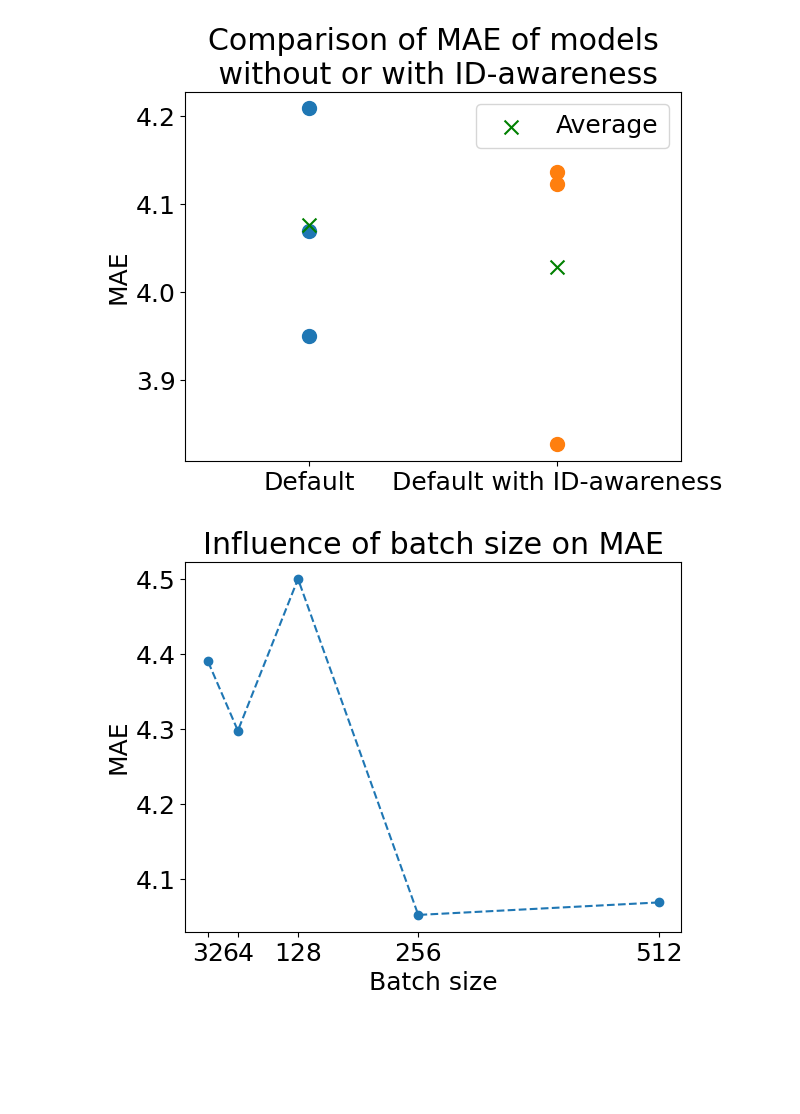
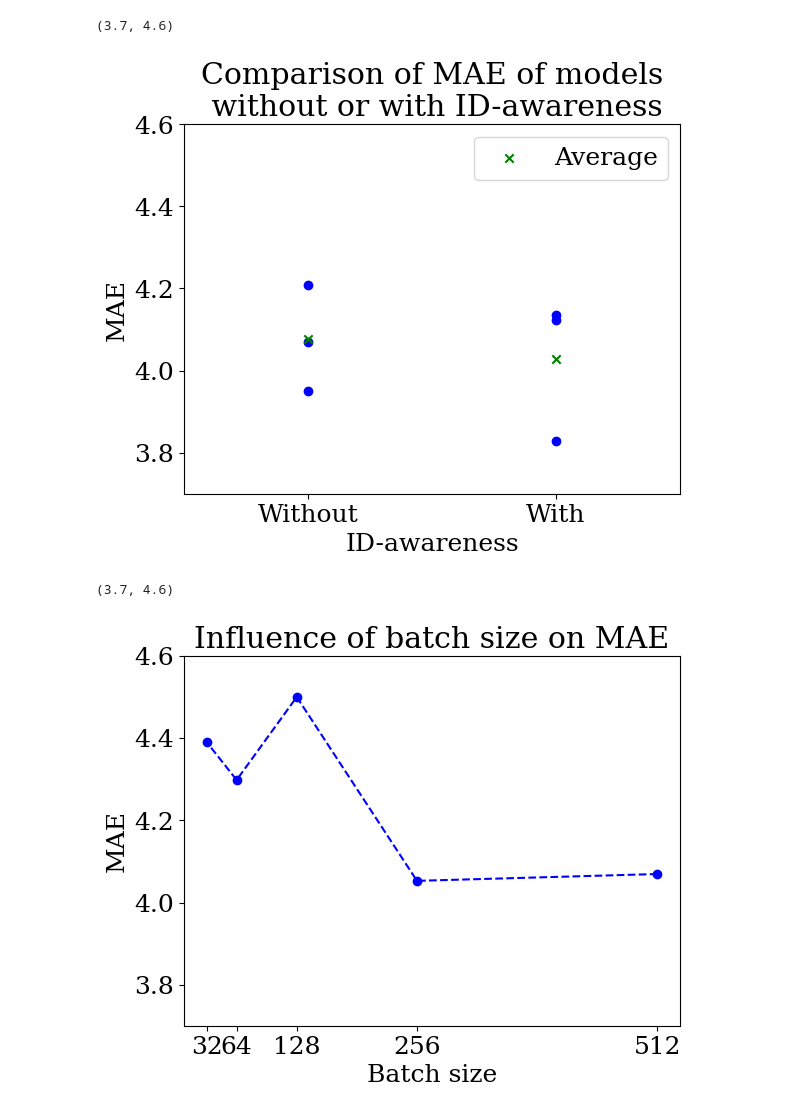
Before and after one commit to elgroselj/machine_learning_on_graphs, a Jupyter notebook: present.ipynb, the cells around one changed output. Saved outputs shown, nothing was run; the diff lists cells and outputs as text; code cells hidden in the pictures; blank space fills up the shorter version.

```diff
--- a/present.ipynb
+++ b/present.ipynb
@@ -1,33 +1,38 @@
 # %%
 import matplotlib.pyplot as plt
+plt.rcParams.update({'font.size': 18, "font.family": "serif"})
 # %%
-plt.rcParams.update({'font.size': 18})
+
 
 default_errors = [3.95006284157435, 4.06939767423429, 4.20824378766511]
 id_awareness_errors = [4.1224047058507, 4.13595043680124, 3.82736308382268]
 
-plt.scatter([1]*len(default_errors), default_errors,s=100)
-plt.scatter([2]*len(id_awareness_errors), id_awareness_errors,s=100)
 
-plt.scatter([1,2], [sum(default_errors)/len(default_errors),sum(id_awareness_errors)/len(id_awareness_errors)], color="green", marker="x",s=100,label="Average")
+plt.scatter([1]*len(default_errors), default_errors, color="blue")
+plt.scatter([2]*len(id_awareness_errors), id_awareness_errors, color="blue")
+
+plt.scatter([1,2], [sum(default_errors)/len(default_errors),sum(id_awareness_errors)/len(id_awareness_errors)], color="green", marker="x",label="Average")
 
 plt.title("Comparison of MAE of models\n without or with ID-awareness")
 plt.ylabel("MAE")
-plt.xticks([1, 2], ["Default", "Default with ID-awareness"])
+plt.xticks([1, 2], ["Without", "With"])
+plt.xlabel("ID-awareness")
 
 plt.legend()
 
 plt.xlim(0.5, 2.5)
+plt.ylim(3.7, 4.6)
 
 # plt.savefig("id_awareness_comparison.png")
 # %% [output]
+(3.7, 4.6)
-[figure, old version]
+[figure, new version]
 # %%
 errors = [4.06939767423429, 4.05275434828641, 4.50049935232129, 4.29826683345593,4.39102087250927]
 batch_sizes = [512,256,128,64,32]
 #4.06939767423429, 4.20824378766511
 
-plt.plot(batch_sizes, errors, "--o")
+plt.plot(batch_sizes, errors, "--o", color = "blue")
 
 
 plt.title("Influence of batch size on MAE")
@@ -35,13 +40,15 @@ plt.ylabel("MAE")
 plt.xlabel("Batch size")
 # plt.xticks([1, 2], ["Default", "Default with ID-awareness"])
 plt.xticks(batch_sizes, batch_sizes)
+plt.ylim(3.7, 4.6)
 
 # plt.legend()
 
 # plt.xlim(0.5, 2.5)
 # plt.savefig("batch_size_influence.png")
 # %% [output]
+(3.7, 4.6)
-[figure, old version]
+[figure, new version]
 # %%
 #depth 2
 
```
Also changed, not shown: parts of 4 cells of this notebook, 32 other files.
